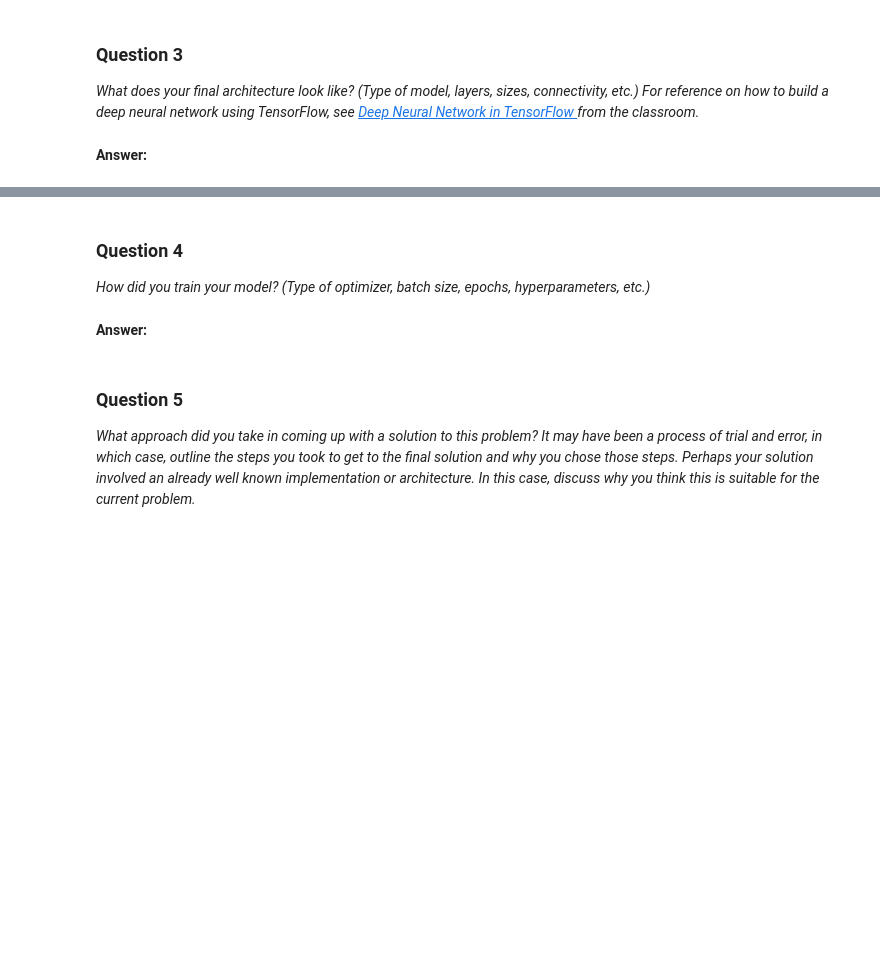
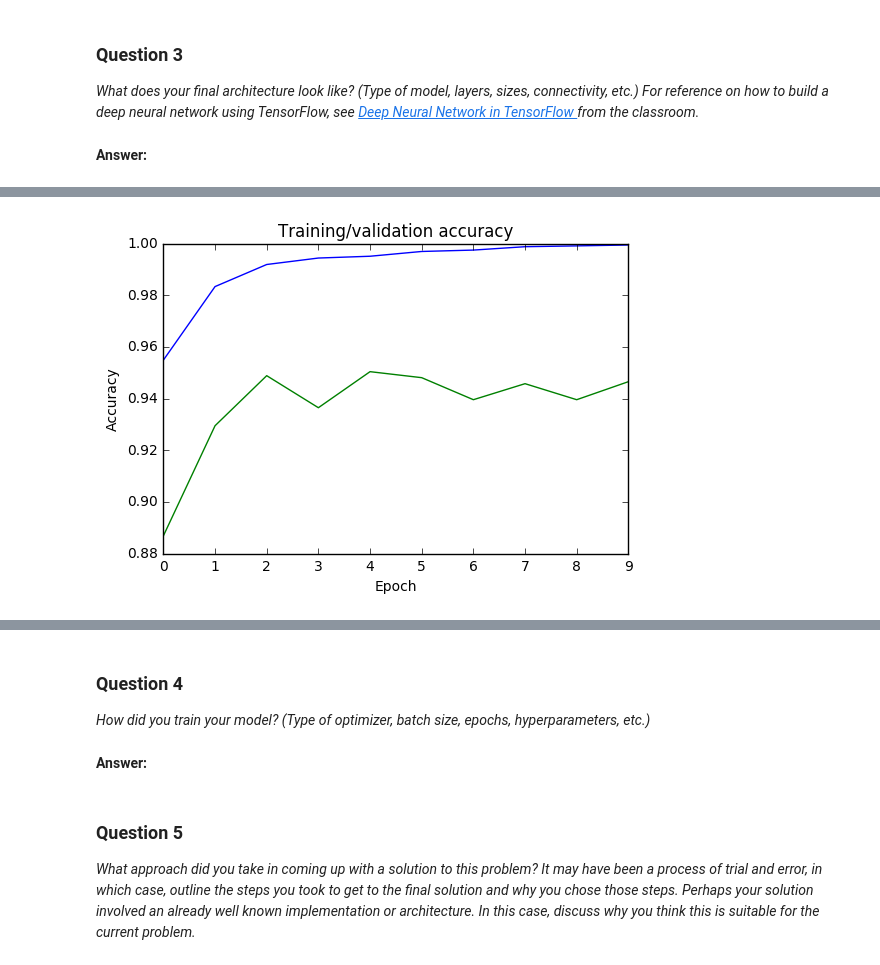
Before and after one commit to 2PetitsVerres/CarND-Traffic-Sign-Classifier-Project, a Jupyter notebook: Traffic_Sign_Classifier.ipynb, the cells around one changed output, grey strips where cells are left out. Drawn from its saved outputs; the diff is of its cells as text; code cells hidden in the pictures; blank space fills up the shorter version.

```diff
--- a/Traffic_Sign_Classifier.ipynb
+++ b/Traffic_Sign_Classifier.ipynb
@@ -206,19 +214,21 @@ Use the code cell (or multiple code cells, if necessary) to implement the first
 import cv2
 
 def pre_process(dataset):
-    new_dataset = np.zeros((len(dataset), 32, 32, 3))
+    new_dataset = np.zeros((len(dataset), 32, 32, 1))
 
     i = 0
     for img in dataset:
+        img_copy = np.copy(img)
+
         # convert to YUV
-        img_copy = np.copy(img)
         yuv_img = cv2.cvtColor(img_copy, cv2.COLOR_BGR2YUV)
+
         # equalize histogram and keep only the grayscale
+        # keep only black and white
         equalised = cv2.equalizeHist(yuv_img[:,:,0])
         new_dataset[i,:,:,0] = equalised/256-.5
-        new_dataset[i,:,:,1:2] = yuv_img[:,:,1:2]/256-.5
         i += 1
-    print (dataset[0].shape)
     return new_dataset
 
 X_train_pre_proc = pre_process(X_train)
+X_test_pre_proc = pre_process(X_test)
@@ -383,0 +413,70 @@ _What does your final architecture look like? (Type of model, layers, sizes, con
+# %%
+### Train your model here.
+### Feel free to use as many code cells as needed.
+EPOCHS = 10
+BATCH_SIZE = 128
+
+x = tf.placeholder(tf.float32, (None, 32, 32, 1))
+y = tf.placeholder(tf.int32, (None))
+one_hot_y = tf.one_hot(y, n_classes)
+dropout = tf.placeholder(tf.float32, None)
+
+rate = 0.001
+
+logits = network(x, dropout)
+cross_entropy = tf.nn.softmax_cross_entropy_with_logits(logits, one_hot_y)
+loss_operation = tf.reduce_mean(cross_entropy)
+optimizer = tf.train.AdamOptimizer(learning_rate = rate)
+training_operation = optimizer.minimize(loss_operation)
+
+correct_prediction = tf.equal(tf.argmax(logits, 1), tf.argmax(one_hot_y, 1))
+accuracy_operation = tf.reduce_mean(tf.cast(correct_prediction, tf.float32))
+saver = tf.train.Saver(max_to_keep=30)
+
+def evaluate(X_data, y_data):
+    num_examples = len(X_data)
+    total_accuracy = 0
+    sess = tf.get_default_session()
+    for offset in range(0, num_examples, BATCH_SIZE):
+        batch_x, batch_y = X_data[offset:offset+BATCH_SIZE], y_data[offset:offset+BATCH_SIZE]
+        accuracy = sess.run(accuracy_operation, feed_dict={x: batch_x, y: batch_y, dropout:1})
+        total_accuracy += (accuracy * len(batch_x))
+    return total_accuracy / num_examples
+
+val_acc = []
+train_acc = []
+with tf.Session() as sess:
+    sess.run(tf.global_variables_initializer())
+    num_examples = len(X_train_norm_inflated)
+
+    print("Training...")
+    print()
+    for i in range(EPOCHS):
+        X_train_norm_inflated, y_train_norm_inflated = shuffle(X_train_norm_inflated, y_train_norm_inflated)
+        for offset in range(0, num_examples, BATCH_SIZE):
+            end = offset + BATCH_SIZE
+            batch_x, batch_y = X_train_norm_inflated[offset:end], y_train_norm_inflated[offset:end]
+            sess.run(training_operation, feed_dict={x: batch_x, y: batch_y, dropout:.7})
+
+        val_acc.append(evaluate(X_valid_norm, y_valid_norm))
+        train_acc.append(evaluate(X_train_norm_inflated, y_train_norm_inflated))
+        print("EPOCH {} ...".format(i+1))
+        print("Validation Accuracy = {:.3f}".format(val_acc[-1]))
+        print("Training Accuracy = {:.3f}".format(train_acc[-1]))
+        print()
+        saver.save(sess, './net/lenet-' + str(i))
+
+    saver.save(sess, './lenet')
+    print("Model saved")
+
+%matplotlib inline
+# display label distribution in the dataset
+plt.figure()
+plt.hold(True)
+plt.plot(train_acc)
+plt.plot(val_acc)
+plt.title('Training/validation accuracy')
+plt.xlabel('Epoch')
+plt.ylabel('Accuracy')
+plt.show()
+# %% [output]
@@ -383,0 +500 @@ _What does your final architecture look like? (Type of model, layers, sizes, con
+[figure, added]
```
Also changed, not shown: parts of 19 cells of this notebook.
